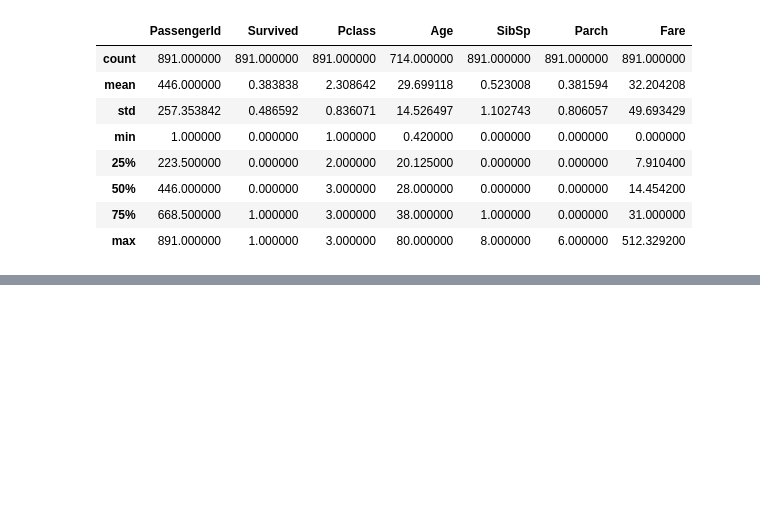
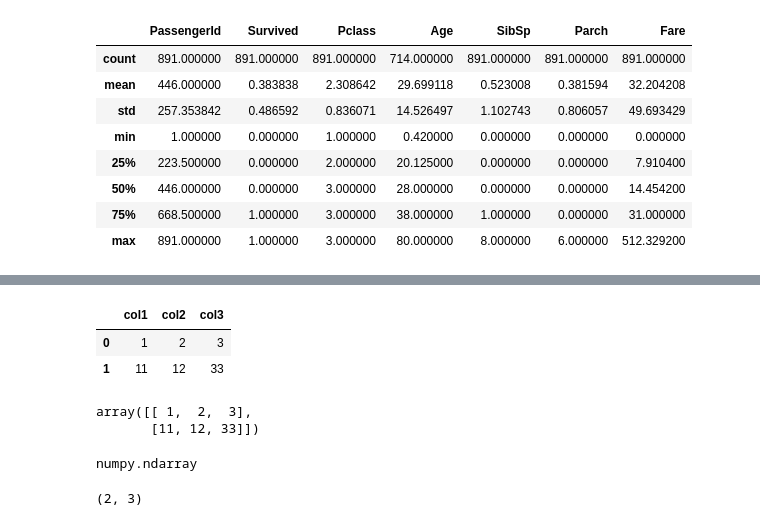
Before and after one commit to YunhoKim21/Numpy-Tutorial, a Jupyter notebook: numpy tutorial.ipynb, the cells around one changed output, grey strips where cells are left out. Cells and saved outputs as stored; diff of their text form; code cells hidden in the pictures; blank space fills up the shorter version.

```diff
--- a/numpy tutorial.ipynb
+++ b/numpy tutorial.ipynb
@@ -495,0 +640,10 @@ import numpy as np
+# %%
+dict1 = {'col1':[1, 11], 'col2':[2, 12], 'col3':[3, 33]}
+# %%
+df_dict1 = pd.DataFrame(dict1)
+# %%
+df_dict1
+# %% [output]
+|  | col1 | col2 | col3 |
+| 0 | 1 | 2 | 3 |
+| 1 | 11 | 12 | 33 |
@@ -495,0 +652,13 @@ import numpy as np
+# %%
+array3
+# %% [output]
+array([[ 1,  2,  3],
+       [11, 12, 33]])
+# %%
+type(array3)
+# %% [output]
+numpy.ndarray
+# %%
+array3.shape
+# %% [output]
+(2, 3)
```
Also changed, not shown: parts of 49 cells of this notebook, 2 other files.
